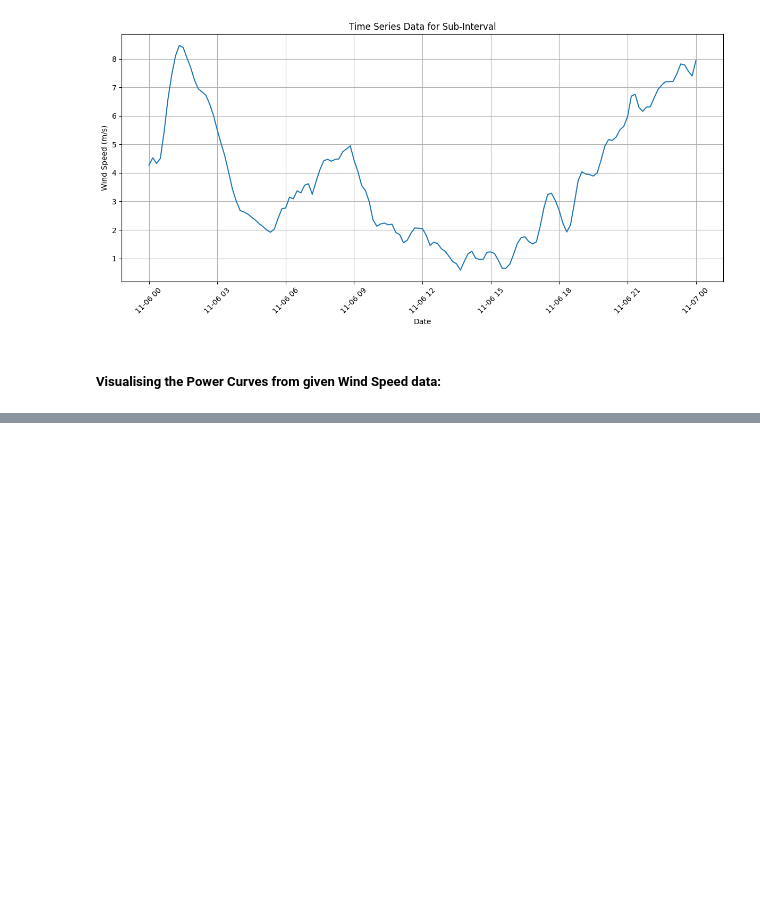
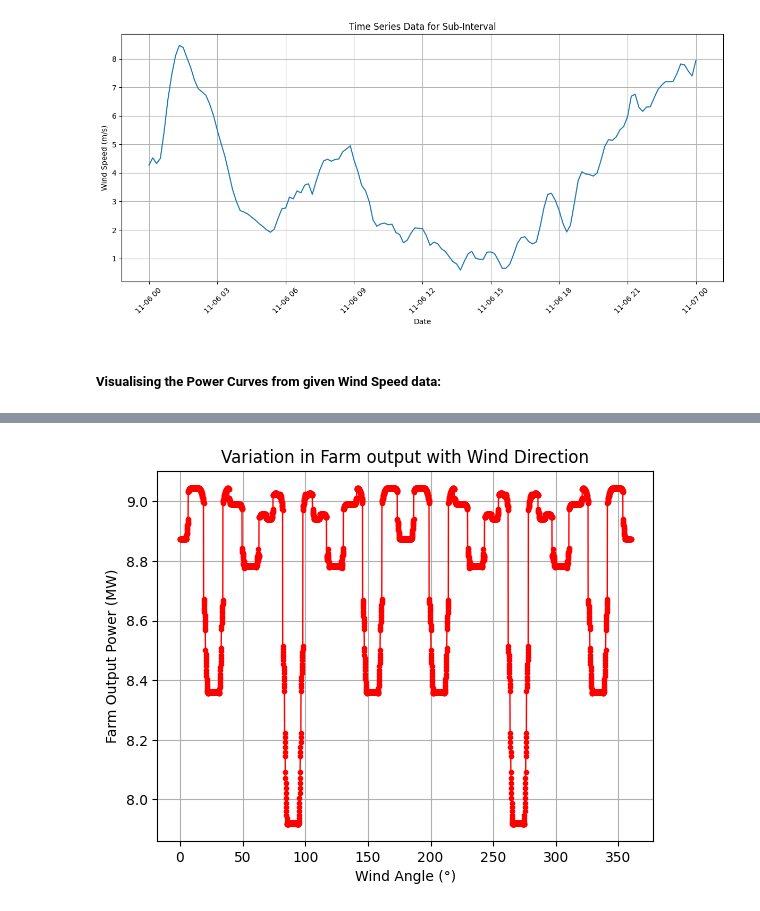
Before and after one commit to Akuson/projects, a Jupyter notebook: Study of Wind Farms and Wind Turbine/model.ipynb, the cells around one changed output, grey strips where cells are left out. Saved outputs shown, nothing was run; the diff lists cells and outputs as text; code cells hidden in the pictures; blank space fills up the shorter version.

```diff
--- a/Study of Wind Farms and Wind Turbine/model.ipynb
+++ b/Study of Wind Farms and Wind Turbine/model.ipynb
@@ -400,0 +510,31 @@ plt.show()
+# %%
+def plot_points(points):
+    """
+    Plot a list of points on a 2D coordinate plane.
+
+    Parameters:
+    points (list of tuples): A list of points in the form of (x, y) tuples.
+
+    Returns:
+    None
+    """
+    # Extract x and y coordinates from the list of points
+    x_coords, y_coords = zip(*points)
+
+    # # Create the plot
+    # plt.scatter(x_coords, y_coords, marker='.', color='blue',)
+
+    # Create the plot with scatter points
+    plt.plot(x_coords, y_coords, color='red', marker='.', linestyle='-', linewidth=1)
+
+    plt.xlabel("Wind Angle (°)")
+    plt.ylabel("Farm Output Power (MW)")
+    plt.title('Variation in Farm output with Wind Direction')
+    plt.grid(True)
+
+    # Show the plot
+    plt.show()
+
+plot_points(output_curve)
+# %% [output]
+[figure, added]
```
Also changed, not shown: parts of 30 cells of this notebook.
